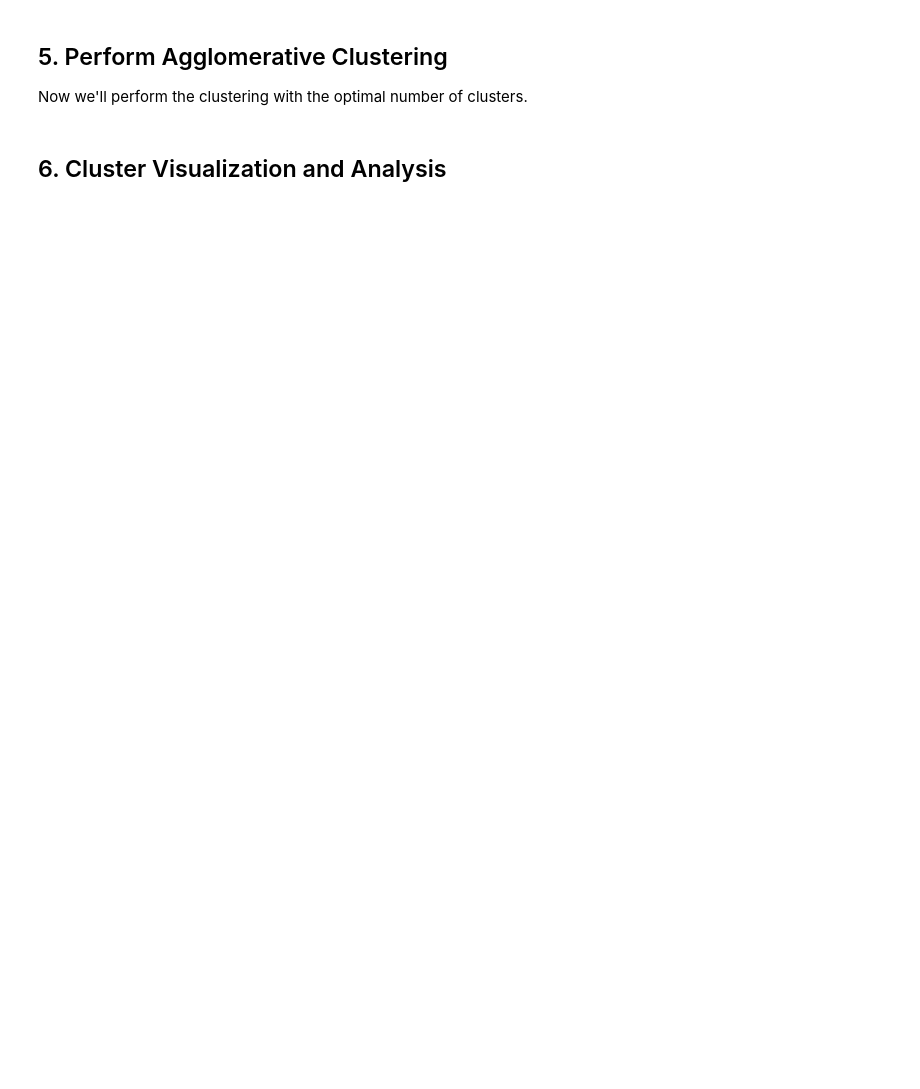
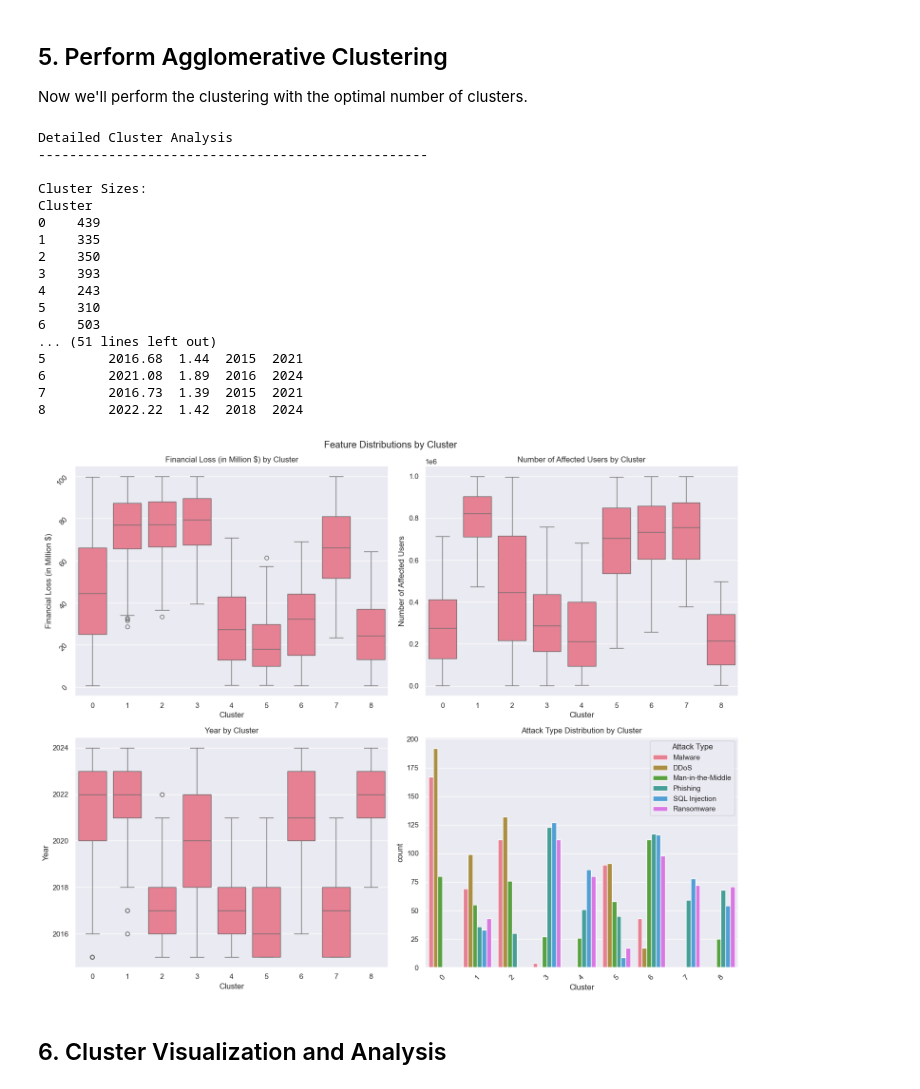
Before and after one commit to AmanDeepSinghH2/-Cybersecurity-Suspicious-Web-Threat-Interactions, a Jupyter notebook: Models/Global_cybersecurity_threats_(15-24) Models/agglomerative_clustering.ipynb, the cells around one changed output. Saved outputs shown, nothing was run; the diff lists cells and outputs as text; code cells hidden in the pictures; blank space fills up the shorter version.

```diff
--- a/Models/Global_cybersecurity_threats_(15-24) Models/agglomerative_clustering.ipynb
+++ b/Models/Global_cybersecurity_threats_(15-24) Models/agglomerative_clustering.ipynb
@@ -113,24 +268,69 @@ print(f"\nOptimal number of clusters: {optimal_clusters}")
 
 Now we'll perform the clustering with the optimal number of clusters.
 # %%
-# Perform Agglomerative Clustering with optimal number of clusters
-agg_clustering = AgglomerativeClustering(n_clusters=optimal_clusters)
-cluster_labels = agg_clustering.fit_predict(X_scaled)
+# Detailed cluster analysis
+def analyze_clusters(df, cluster_col='Cluster'):
+    print("Detailed Cluster Analysis")
+    print("-" * 50)
 
-# Add cluster labels to the dataframe
-df['Cluster'] = cluster_labels
+    # Size of each cluster
+    print("\nCluster Sizes:")
+    print(df[cluster_col].value_counts().sort_index())
 
-# Print cluster sizes
-print("Cluster Sizes:")
-print("-" * 40)
-print(df['Cluster'].value_counts().sort_index())
+    # Analysis by feature
+    for col in ['Attack Type', 'Financial Loss (in Million $)', 'Number of Affected Users', 'Year']:
+        print(f"\n{col} Distribution by Cluster:")
+        if col == 'Attack Type':
+            # For categorical variables
+            cluster_distribution = df.groupby(cluster_col)[col].agg(
+                lambda x: pd.Series.mode(x)[0] if not pd.Series.mode(x).empty else 'N/A'
+            )
+        else:
+            # For numerical variables
+            cluster_distribution = df.groupby(cluster_col)[col].agg(['mean', 'std', 'min', 'max']).round(2)
+        print(cluster_distribution)
 
-# Calculate cluster centers
-cluster_centers = []
-for i in range(optimal_clusters):
-    cluster_center = X_scaled[cluster_labels == i].mean(axis=0)
-    cluster_centers.append(cluster_center)
-cluster_centers = np.array(cluster_centers)
+# Perform detailed analysis
+analyze_clusters(df)
+
+# Visualize feature distributions within clusters
+fig, axes = plt.subplots(2, 2, figsize=(15, 12))
+fig.suptitle('Feature Distributions by Cluster')
+
+# Plot for each numerical feature
+numerical_features = ['Financial Loss (in Million $)', 'Number of Affected Users', 'Year']
+for idx, feature in enumerate(numerical_features):
+    i, j = idx // 2, idx % 2
+    sns.boxplot(data=df, x='Cluster', y=feature, ax=axes[i, j])
+    axes[i, j].set_title(f'{feature} by Cluster')
+    if feature == 'Financial Loss (in Million $)':
+        axes[i, j].tick_params(axis='y', labelrotation=45)
+
+# Plot Attack Type distribution
+sns.countplot(data=df, x='Cluster', hue='Attack Type', ax=axes[1, 1])
+axes[1, 1].set_title('Attack Type Distribution by Cluster')
+axes[1, 1].tick_params(axis='x', rotation=45)
+plt.tight_layout()
+plt.show()
+# %% [output]
+Detailed Cluster Analysis
+--------------------------------------------------
+
+Cluster Sizes:
+Cluster
+0    439
+1    335
+2    350
+3    393
+4    243
+5    310
+6    503
+... (51 lines left out)
+5        2016.68  1.44  2015  2021
+6        2021.08  1.89  2016  2024
+7        2016.73  1.39  2015  2021
+8        2022.22  1.42  2018  2024
+[figure, added]
 # %% [markdown]
 ## 6. Cluster Visualization and Analysis
 # %%
```
Also changed, not shown: parts of 9 cells of this notebook, 3 other files.
